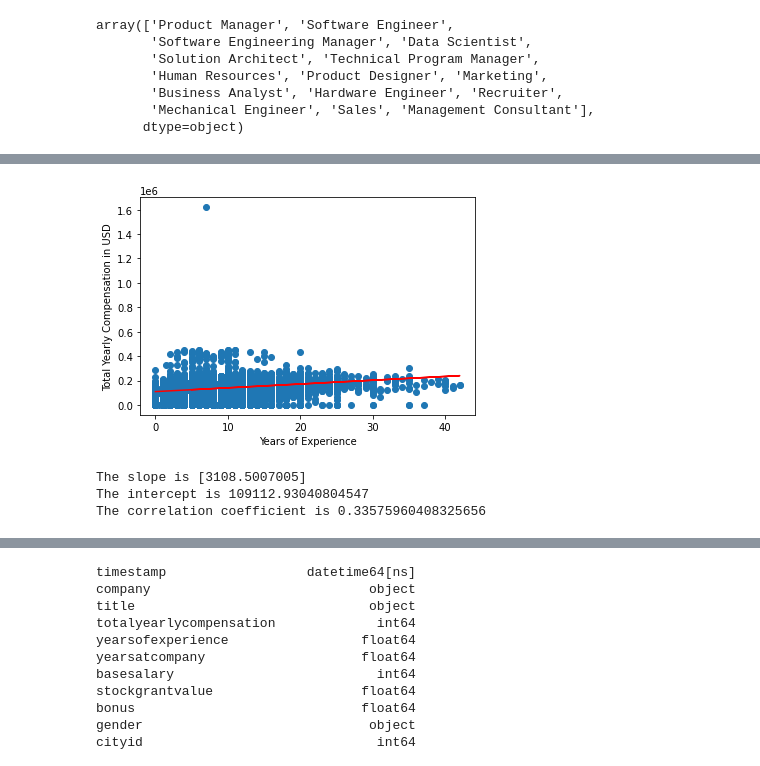
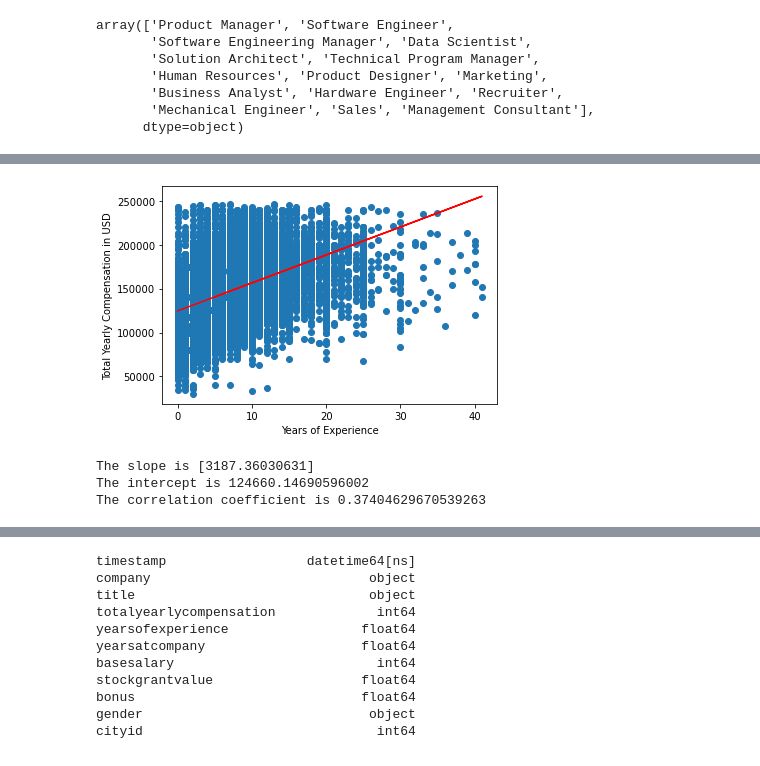
Before and after one commit to mgsrichard/Capstone-Project, a Jupyter notebook: Linear model testing.ipynb, the cells around one changed output, grey strips where cells are left out. Drawn from its saved outputs; the diff is of its cells as text; code cells hidden in the pictures.

```diff
--- a/Linear model testing.ipynb
+++ b/Linear model testing.ipynb
@@ -9,7 +9,7 @@ from scipy import stats
 from datetime import datetime
 # %%
 #Set path of input file
-file_path = "Resources/US_Salary_Cleaned_Under1M.csv"
+file_path = "Resources/US_Salary_Cleaned.csv"
 #Read input file into a DataFrame
 salaries_df = pd.read_csv(file_path)
 salaries_df
@@ -71,7 +110,8 @@ def simple_regression(df):
 # %%
-simple_regression_images(software_engineer_df)
+#regression for software engineers total salary
+simple_regression(software_engineer_df)
 # %% [output]
-[figure, old version]
+[figure, new version]
-The slope is [3108.5007005]
-The intercept is 109112.93040804547
-The correlation coefficient is 0.33575960408325656
+The slope is [3187.36030631]
+The intercept is 124660.14690596002
+The correlation coefficient is 0.37404629670539263
```
Also changed, not shown: parts of 15 cells of this notebook, 2 other files.
